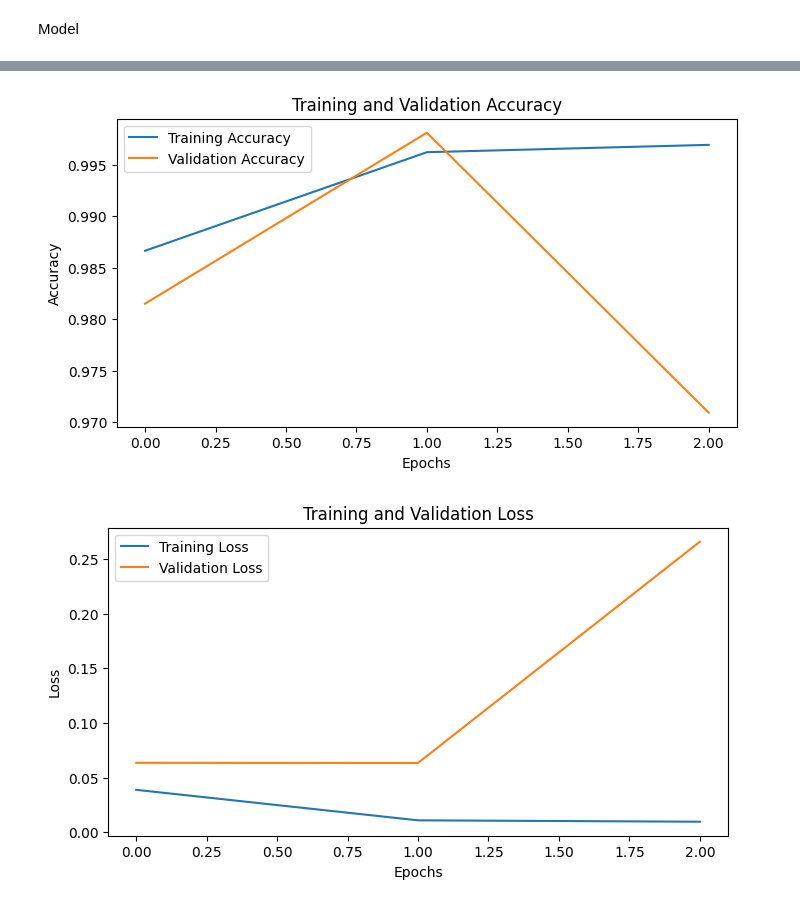
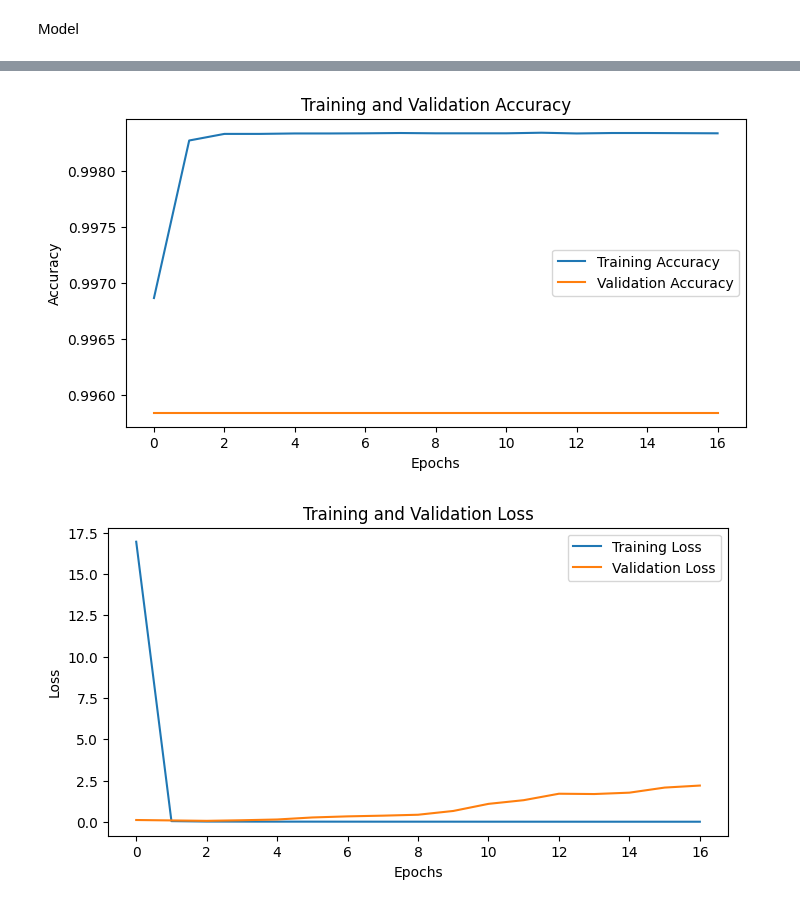
Before and after one commit to moryba/Beth-project, a Jupyter notebook: Features engineering/Smote/Dense model.ipynb, the cells around one changed output, grey strips where cells are left out. Drawn from its saved outputs; the diff is of its cells as text; code cells hidden in the pictures.

```diff
--- a/Features engineering/Smote/Dense model.ipynb
+++ b/Features engineering/Smote/Dense model.ipynb
@@ -239,7 +239,9 @@ test_data = pd.concat([test_data, args_split], axis=1)
 # %%
 # data1 = train_data.sample(frac=0.4, ignore_index=True)
 
-X_num_train = train_data[['processId', 'threadId', 'parentProcessId', 'userId', 'mountNamespace', 'eventId', 'argsNum', 'returnValue', 'stack_address_len']]
+X_num_train = train_data[['processId', 'threadId', 'parentProcessId', 'userId',
+                          'mountNamespace', 'eventId', 'argsNum', 'returnValue',
+                          'stack_address_len']]
 X_cat_train = train_data[['processName', 'hostName', 'eventName',
                      'stack_1', 'stack_2', 'stack_3', 'stack_4',
                      'stack_5', 'stack_6', 'stack_7', 'stack_8', 'stack_9',
@@ -442,3 +438,10 @@ X_test_scaled = scaler1.transform(X_test)
+# %%
+from keras.utils import to_categorical
+
+y_train_encoded1 = to_categorical(y_train, num_classes=2)
+y_train_encoded2 = to_categorical(y_train2, num_classes=2)
+y_val_encoded = to_categorical(y_val, num_classes=2)
+y_test_encoded = to_categorical(y_test, num_classes=2)
 # %% [markdown]
 Model
 # %%
@@ -471,7 +474,7 @@ def plot_training(history):
     return(plt)
 # %%
 random_normal_initializer = tf.keras.initializers.RandomNormal(mean=0, stddev=0.0001, seed=51)
-model1 = Sequential([
+model = Sequential([
   Input(shape=(X_train.shape[1],)),
   Dense(units=512, activation='relu', kernel_initializer='lecun_normal', bias_initializer=random_normal_initializer),
   Dropout(0.4),
@@ -479,11 +482,8 @@ model1 = Sequential([
   Dropout(0.1),
   Dense(units=512, activation='relu', kernel_initializer='lecun_normal', bias_initializer=random_normal_initializer),
   Dropout(0.1),
-  Dense(units=512, activation='relu', kernel_initializer='lecun_normal', bias_initializer=random_normal_initializer),
-  Dropout(0.1),
-  Dense(units=512, activation='relu', kernel_initializer='lecun_normal', bias_initializer=random_normal_initializer),
-  Dense(units=1, activation='sigmoid', kernel_initializer='lecun_normal', bias_initializer=random_normal_initializer)
+  Dense(units=2, activation='softmax', kernel_initializer='lecun_normal', bias_initializer=random_normal_initializer)
 ])
 
-model1.summary()
+model.summary()
 # %% [output]
@@ -511,12 +513,13 @@ Model: "sequential_2"
 # %%
-model1.compile(optimizer=Adam(learning_rate=0.001), loss='binary_crossentropy', metrics=['accuracy'])
-callback = tf.keras.callbacks.EarlyStopping(monitor='val_loss', patience=1, restore_best_weights=False)
-history1 = model1.fit(X_train_scaled,y_train2, validation_data=(X_val_scaled, y_val), epochs=100, verbose=1, batch_size=100,
+model.compile(optimizer=Adam(learning_rate=0.004), loss='binary_crossentropy', metrics=['accuracy'])
+callback = tf.keras.callbacks.EarlyStopping(monitor='accuracy', patience=5, restore_best_weights=False)
+history = model.fit(X_train,y_train_encoded1, validation_data=(X_val, y_val_encoded),
+                      epochs=100, verbose=1, batch_size=5000,shuffle=True,
                       callbacks=[callback])
 
 
 # Model evaluation
-accuracy1 = model1.evaluate(X_test_scaled,y_test)
-print(f"Accuracy of model1: {(100*accuracy1[1]):.1f}%")
+accuracy = model.evaluate(X_test,y_test_encoded)
+print(f"Accuracy of model without applying SMOTE: {(100*accuracy[1]):.3f}%")
 # %% [output]
 Epoch 1/100
@@ -530,6 +542,6 @@ Accuracy of model1: 9.3%
 # %%
-plot_training(history1);
+plot_training(history);
 # %% [output]
-[figure, old version]
+[figure, new version]
-[figure, old version]
+[figure, new version]
 # %%
```
Also changed, not shown: parts of 18 cells of this notebook, 5 other files.
